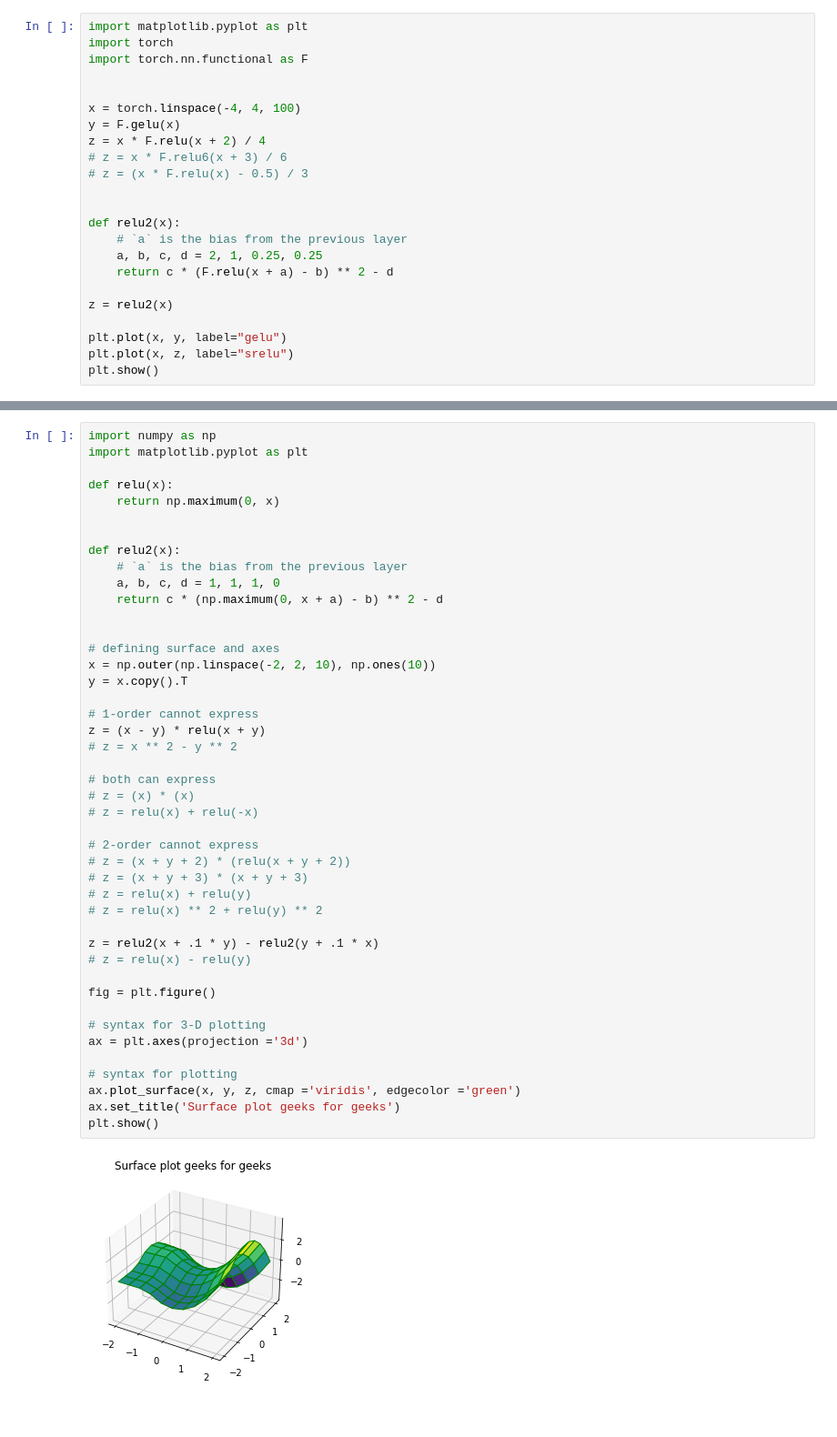
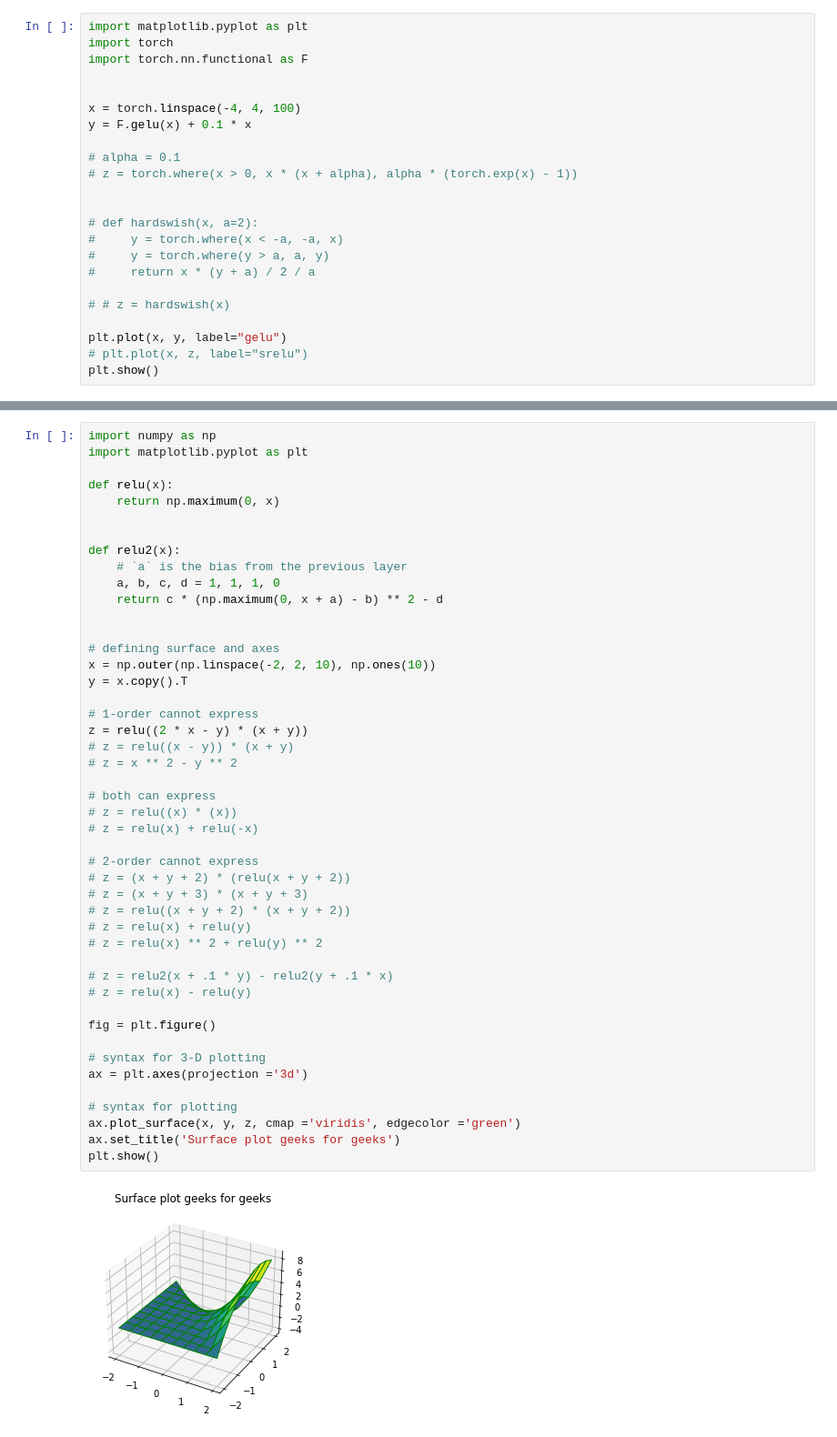
Before and after one commit to XuRuihan/metaformer, a Jupyter notebook: test.ipynb, the cells around one changed output, grey strips where cells are left out. Shown: that part at 91% size. Drawn from its saved outputs; the diff is of its cells as text.

```diff
--- a/test.ipynb
+++ b/test.ipynb
@@ -5,20 +5,20 @@ import torch.nn.functional as F
 
 
 x = torch.linspace(-4, 4, 100)
-y = F.gelu(x)
-z = x * F.relu(x + 2) / 4
-# z = x * F.relu6(x + 3) / 6
-# z = (x * F.relu(x) - 0.5) / 3
+y = F.gelu(x) + 0.1 * x
+
+# alpha = 0.1
+# z = torch.where(x > 0, x * (x + alpha), alpha * (torch.exp(x) - 1))
 
 
-def relu2(x):
-    # `a` is the bias from the previous layer
-    a, b, c, d = 2, 1, 0.25, 0.25
-    return c * (F.relu(x + a) - b) ** 2 - d
+# def hardswish(x, a=2):
+#     y = torch.where(x < -a, -a, x)
+#     y = torch.where(y > a, a, y)
+#     return x * (y + a) / 2 / a
 
-z = relu2(x)
+# # z = hardswish(x)
 
 plt.plot(x, y, label="gelu")
-plt.plot(x, z, label="srelu")
+# plt.plot(x, z, label="srelu")
 plt.show()
 # %% [output]
@@ -38,34 +38,36 @@ def relu2(x):
 
 
 # defining surface and axes
 x = np.outer(np.linspace(-2, 2, 10), np.ones(10))
 y = x.copy().T
 
 # 1-order cannot express
-z = (x - y) * relu(x + y)
+z = relu((2 * x - y) * (x + y))
+# z = relu((x - y)) * (x + y)
 # z = x ** 2 - y ** 2
 
 # both can express
-# z = (x) * (x)
+# z = relu((x) * (x))
 # z = relu(x) + relu(-x)
 
 # 2-order cannot express
 # z = (x + y + 2) * (relu(x + y + 2))
 # z = (x + y + 3) * (x + y + 3)
+# z = relu((x + y + 2) * (x + y + 2))
 # z = relu(x) + relu(y)
 # z = relu(x) ** 2 + relu(y) ** 2
 
-z = relu2(x + .1 * y) - relu2(y + .1 * x)
+# z = relu2(x + .1 * y) - relu2(y + .1 * x)
 # z = relu(x) - relu(y)
 
 fig = plt.figure()
 
 # syntax for 3-D plotting
 ax = plt.axes(projection ='3d')
 
 # syntax for plotting
 ax.plot_surface(x, y, z, cmap ='viridis', edgecolor ='green')
 ax.set_title('Surface plot geeks for geeks')
 plt.show()
 # %% [output]
-[figure, old version]
+[figure, new version]
```
Also changed, not shown: parts of 4 cells of this notebook, 12 other files.
